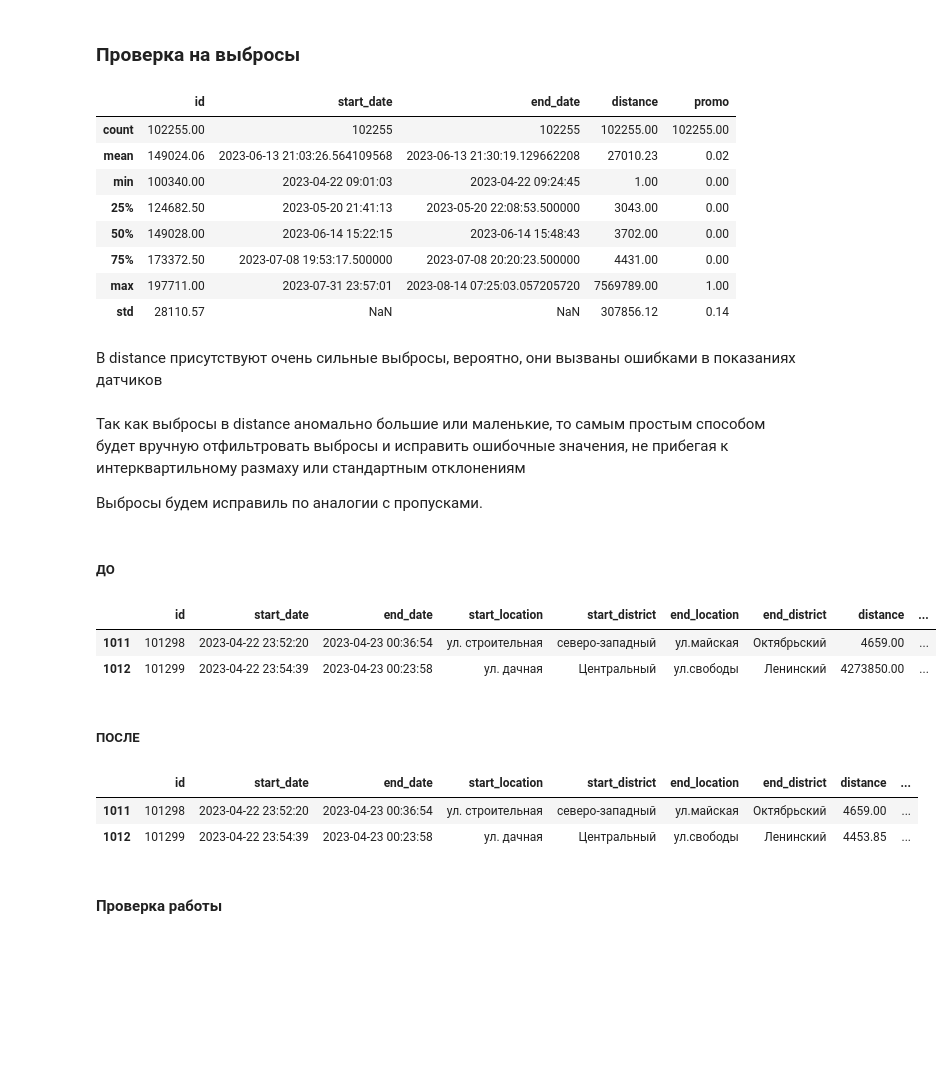
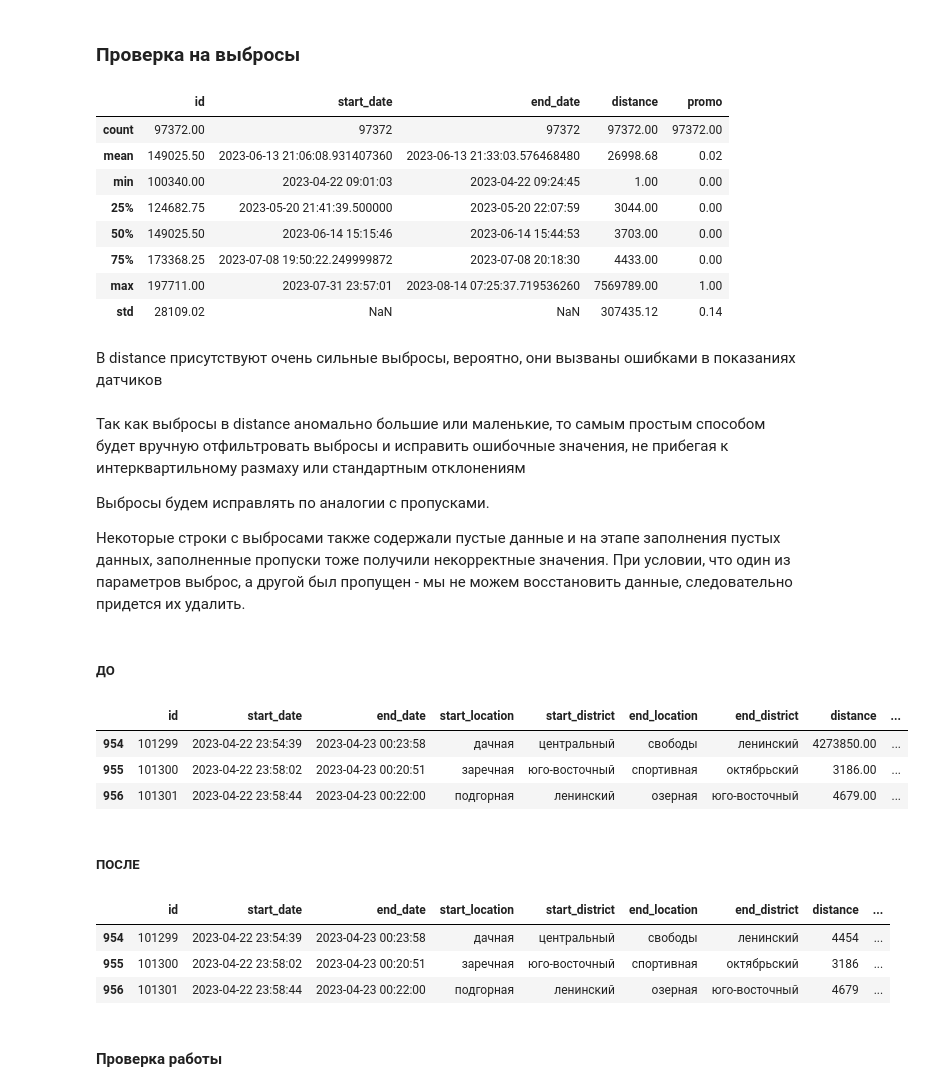
Before and after one commit to PavelFr8/Data-Scooters, a Jupyter notebook: project.ipynb, the cells around one changed output. Drawn from its saved outputs; the diff is of its cells as text; code cells hidden in the pictures; blank space fills up the shorter version.

```diff
--- a/project.ipynb
+++ b/project.ipynb
@@ -138,3 +154,5 @@ df.columns = df.columns.str.replace(' ', '_').str.lower()
+# %%
+df = df.drop_duplicates()
 # %% [markdown]
 ### Работа с пропусками
 # %%
@@ -241,47 +259,56 @@ dtype: int64
 ### Проверка на выбросы
 # %%
 pd.set_option('display.float_format', '{:.2f}'.format)
-df2.describe()
+df.describe()
 # %% [output]
 |  | id | start_date | end_date | distance | promo |
-| count | 102255.00 | 102255 | 102255 | 102255.00 | 102255.00 |
-| mean | 149024.06 | 2023-06-13 21:03:26.564109568 | 2023-06-13 21:30:19.129662208 | 27010.23 | 0.02 |
+| count | 97372.00 | 97372 | 97372 | 97372.00 | 97372.00 |
+| mean | 149025.50 | 2023-06-13 21:06:08.931407360 | 2023-06-13 21:33:03.576468480 | 26998.68 | 0.02 |
 | min | 100340.00 | 2023-04-22 09:01:03 | 2023-04-22 09:24:45 | 1.00 | 0.00 |
-| 25% | 124682.50 | 2023-05-20 21:41:13 | 2023-05-20 22:08:53.500000 | 3043.00 | 0.00 |
-| 50% | 149028.00 | 2023-06-14 15:22:15 | 2023-06-14 15:48:43 | 3702.00 | 0.00 |
-| 75% | 173372.50 | 2023-07-08 19:53:17.500000 | 2023-07-08 20:20:23.500000 | 4431.00 | 0.00 |
-| max | 197711.00 | 2023-07-31 23:57:01 | 2023-08-14 07:25:03.057205720 | 7569789.00 | 1.00 |
-| std | 28110.57 | NaN | NaN | 307856.12 | 0.14 |
+| 25% | 124682.75 | 2023-05-20 21:41:39.500000 | 2023-05-20 22:07:59 | 3044.00 | 0.00 |
+| 50% | 149025.50 | 2023-06-14 15:15:46 | 2023-06-14 15:44:53 | 3703.00 | 0.00 |
+| 75% | 173368.25 | 2023-07-08 19:50:22.249999872 | 2023-07-08 20:18:30 | 4433.00 | 0.00 |
+| max | 197711.00 | 2023-07-31 23:57:01 | 2023-08-14 07:25:37.719536260 | 7569789.00 | 1.00 |
+| std | 28109.02 | NaN | NaN | 307435.12 | 0.14 |
 # %% [markdown]
 В distance присутствуют очень сильные выбросы, вероятно, они вызваны ошибками в показаниях датчиков
 # %% [markdown]
 Так как выбросы в distance аномально большие или маленькие, то самым простым способом будет вручную отфильтровать выбросы и исправить ошибочные значения, не прибегая к интерквартильному размаху или стандартным отклонениям
 
-Выбросы будем исправиль по аналогии с пропусками.
+Выбросы будем исправлять по аналогии с пропусками.
+
+Некоторые строки с выбросами также содержали пустые данные и на этапе заполнения пустых данных, заполненные пропуски тоже получили некорректные значения. При условии, что один из параметров выброс, а другой был пропущен - мы не можем восстановить данные, следовательно придется их удалить.
+# %%
+# Обновляем значения в колонке ride_duration
+df['ride_duration'] = df.apply(lambda row: (row.end_date - row.start_date).seconds / 60, axis=1)
+
+# Удаляем значения, которые невозможно восстановить и обновляем индексацию
+df = df[(df['ride_duration'] < 90) & (df['ride_duration'] > 10)]
+df = df.reset_index(drop=True)
 # %% [markdown]
 ##### ДО
 # %%
-df.iloc[1011:1013]
+df.iloc[954:957]
 # %% [output]
 |  | id | start_date | end_date | start_location | start_district | end_location | end_district | distance | ... |
-| 1011 | 101298 | 2023-04-22 23:52:20 | 2023-04-23 00:36:54 | ул. строительная | северо-западный | ул.майская | Октябрьский | 4659.00 | ... |
-| 1012 | 101299 | 2023-04-22 23:54:39 | 2023-04-23 00:23:58 | ул. дачная | Центральный | ул.свободы | Ленинский | 4273850.00 | ... |
+| 954 | 101299 | 2023-04-22 23:54:39 | 2023-04-23 00:23:58 | дачная | центральный | свободы | ленинский | 4273850.00 | ... |
+| 955 | 101300 | 2023-04-22 23:58:02 | 2023-04-23 00:20:51 | заречная | юго-восточный | спортивная | октябрьский | 3186.00 | ... |
+| 956 | 101301 | 2023-04-22 23:58:44 | 2023-04-23 00:22:00 | подгорная | ленинский | озерная | юго-восточный | 4679.00 | ... |
 # %% [markdown]
 ##### ПОСЛЕ
 # %%
-df['ride_duration'] = df.apply(lambda row: (row.end_date - row.start_date).seconds / 60, axis = 1)
+# Заменяем выбросы в соответствии с формулой
+df['distance'] = df['distance'].where(
+    (df['distance'] >= 10) & (df['distance'] <= 50000),
+    median_average_speed * (df['ride_duration'] / 60) * 1000
+).round().astype(int)
 
-df['distance'] = df['distance'].where(
-    (df['distance'] > 10) & (df['distance'] < 50000),
-    median_average_speed * (df['ride_duration'] / 60) * 1000
-)
-
-
-df.iloc[1011:1013]
+df.iloc[954:957]
 # %% [output]
 |  | id | start_date | end_date | start_location | start_district | end_location | end_district | distance | ... |
-| 1011 | 101298 | 2023-04-22 23:52:20 | 2023-04-23 00:36:54 | ул. строительная | северо-западный | ул.майская | Октябрьский | 4659.00 | ... |
-| 1012 | 101299 | 2023-04-22 23:54:39 | 2023-04-23 00:23:58 | ул. дачная | Центральный | ул.свободы | Ленинский | 4453.85 | ... |
+| 954 | 101299 | 2023-04-22 23:54:39 | 2023-04-23 00:23:58 | дачная | центральный | свободы | ленинский | 4454 | ... |
+| 955 | 101300 | 2023-04-22 23:58:02 | 2023-04-23 00:20:51 | заречная | юго-восточный | спортивная | октябрьский | 3186 | ... |
+| 956 | 101301 | 2023-04-22 23:58:44 | 2023-04-23 00:22:00 | подгорная | ленинский | озерная | юго-восточный | 4679 | ... |
 # %% [markdown]
 #### Проверка работы
 # %%
```
Also changed, not shown: parts of 15 cells of this notebook, 2 other files.
